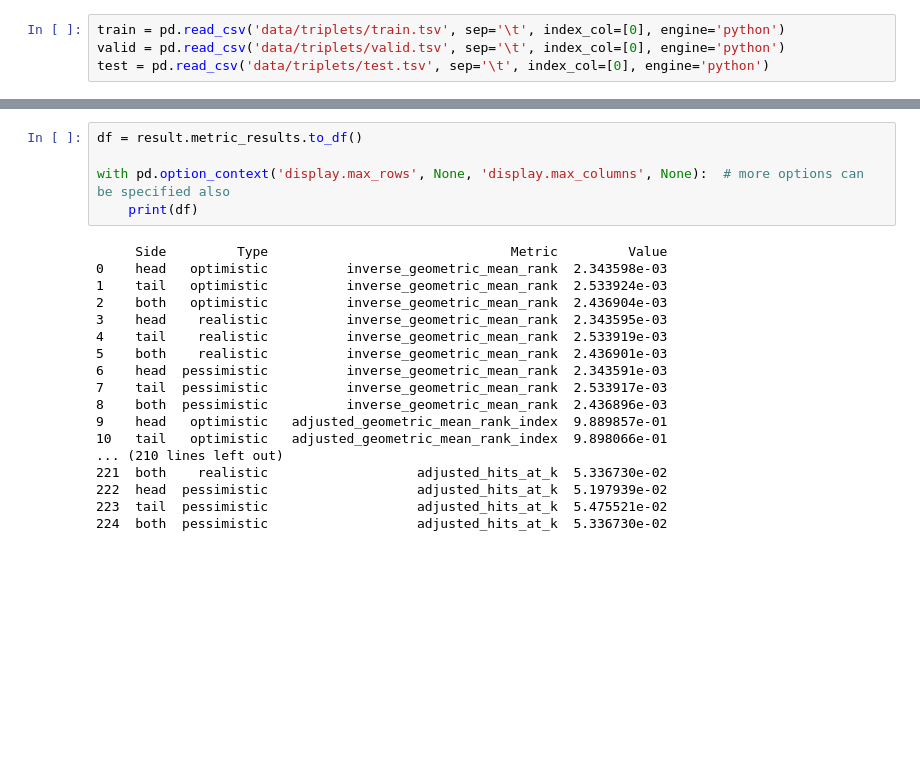
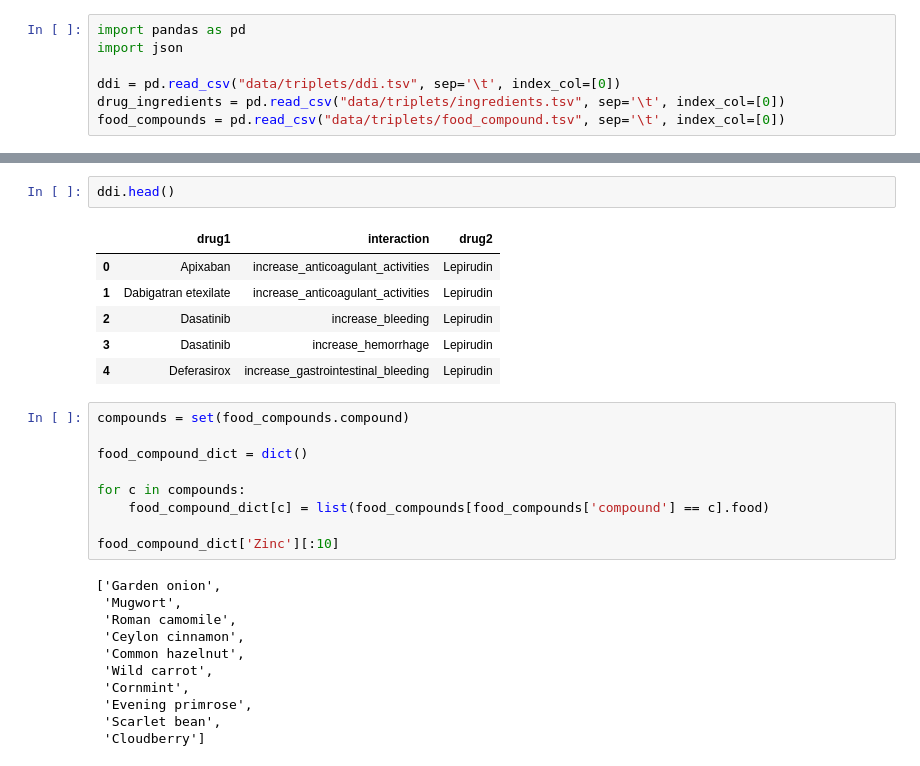
Before and after one commit to marketakrenkova/drug-interaction-prediction, a Jupyter notebook: test-kg.ipynb, the cells around one changed output, grey strips where cells are left out. Saved outputs shown, nothing was run; the diff lists cells and outputs as text; blank space fills up the shorter version.

```diff
--- a/test-kg.ipynb
+++ b/test-kg.ipynb
@@ -235,4 +154,7 @@ def convert_to_triples_factory(data):
 # %%
-train = pd.read_csv('data/triplets/train.tsv', sep='\t', index_col=[0], engine='python')
-valid = pd.read_csv('data/triplets/valid.tsv', sep='\t', index_col=[0], engine='python')
-test = pd.read_csv('data/triplets/test.tsv', sep='\t', index_col=[0], engine='python')
+import pandas as pd
+import json
+
+ddi = pd.read_csv("data/triplets/ddi.tsv", sep='\t', index_col=[0])
+drug_ingredients = pd.read_csv("data/triplets/ingredients.tsv", sep='\t', index_col=[0])
+food_compounds = pd.read_csv("data/triplets/food_compound.tsv", sep='\t', index_col=[0])
@@ -298,23 +161,29 @@ result.get_metric('hits@10')
-# %%
-df = result.metric_results.to_df()
-
-with pd.option_context('display.max_rows', None, 'display.max_columns', None):  # more options can be specified also
-    print(df)
-# %% [output]
-     Side         Type                               Metric         Value
-0    head   optimistic          inverse_geometric_mean_rank  2.343598e-03
-1    tail   optimistic          inverse_geometric_mean_rank  2.533924e-03
-2    both   optimistic          inverse_geometric_mean_rank  2.436904e-03
-3    head    realistic          inverse_geometric_mean_rank  2.343595e-03
-4    tail    realistic          inverse_geometric_mean_rank  2.533919e-03
-5    both    realistic          inverse_geometric_mean_rank  2.436901e-03
-6    head  pessimistic          inverse_geometric_mean_rank  2.343591e-03
-7    tail  pessimistic          inverse_geometric_mean_rank  2.533917e-03
-8    both  pessimistic          inverse_geometric_mean_rank  2.436896e-03
-9    head   optimistic   adjusted_geometric_mean_rank_index  9.889857e-01
-10   tail   optimistic   adjusted_geometric_mean_rank_index  9.898066e-01
-... (210 lines left out)
-221  both    realistic                   adjusted_hits_at_k  5.336730e-02
-222  head  pessimistic                   adjusted_hits_at_k  5.197939e-02
-223  tail  pessimistic                   adjusted_hits_at_k  5.475521e-02
-224  both  pessimistic                   adjusted_hits_at_k  5.336730e-02
+# %%
+ddi.head()
+# %% [output]
+|  | drug1 | interaction | drug2 |
+| 0 | Apixaban | increase_anticoagulant_activities | Lepirudin |
+| 1 | Dabigatran etexilate | increase_anticoagulant_activities | Lepirudin |
+| 2 | Dasatinib | increase_bleeding | Lepirudin |
+| 3 | Dasatinib | increase_hemorrhage | Lepirudin |
+| 4 | Deferasirox | increase_gastrointestinal_bleeding | Lepirudin |
+# %%
+compounds = set(food_compounds.compound)
+
+food_compound_dict = dict()
+
+for c in compounds:
+    food_compound_dict[c] = list(food_compounds[food_compounds['compound'] == c].food)
+
+food_compound_dict['Zinc'][:10]
+# %% [output]
+['Garden onion',
+ 'Mugwort',
+ 'Roman camomile',
+ 'Ceylon cinnamon',
+ 'Common hazelnut',
+ 'Wild carrot',
+ 'Cornmint',
+ 'Evening primrose',
+ 'Scarlet bean',
+ 'Cloudberry']
```
Also changed, not shown: parts of 27 cells of this notebook, 5 other files.
